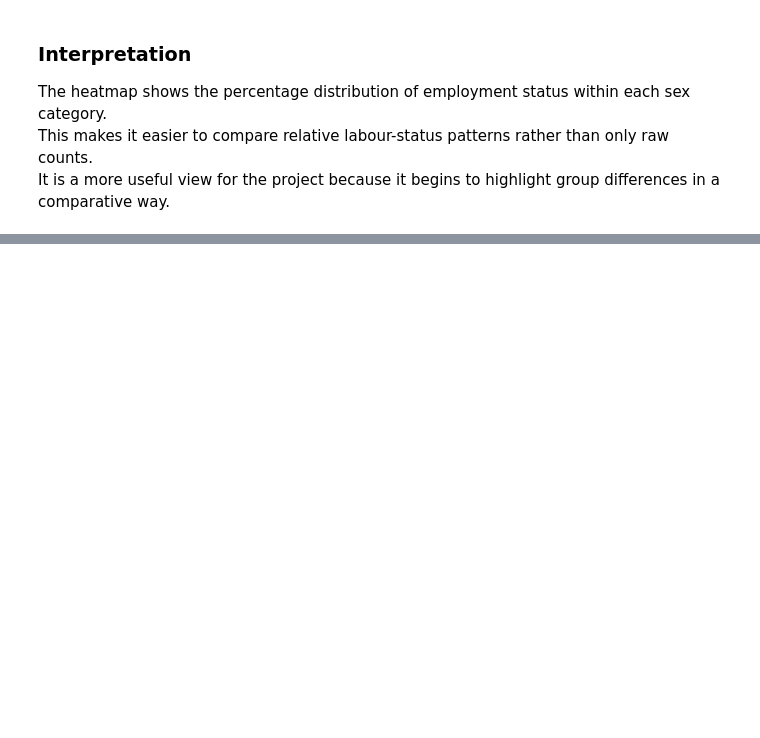
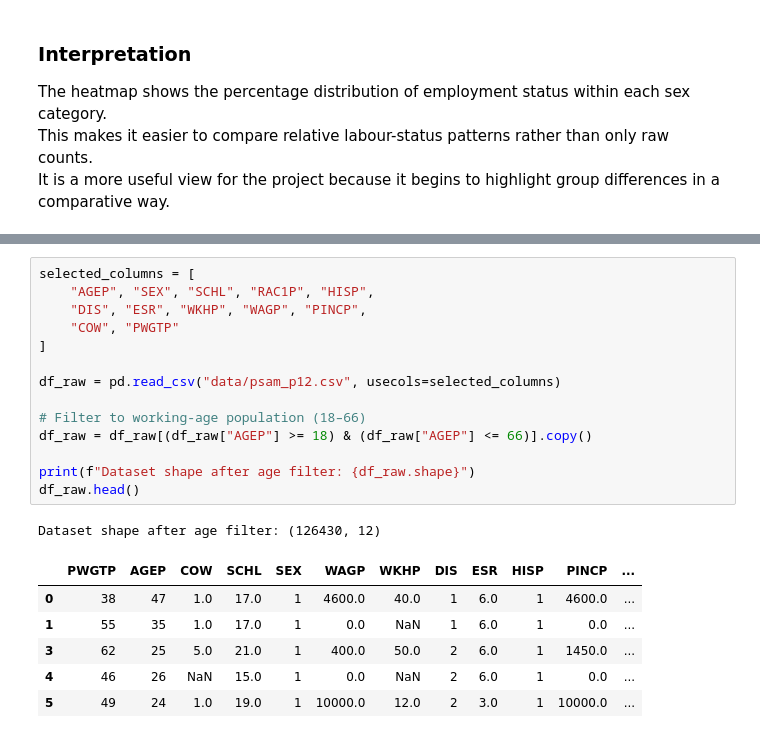
Before and after one commit to ClaraQuilapan/ca2-90-2022475, a Jupyter notebook: Untitled.ipynb, the cells around one changed output, grey strips where cells are left out. Cells and saved outputs as stored; diff of their text form; blank space fills up the shorter version.

Commit message:
Update Untitled.ipynb
Data loading for modelling

```diff
--- a/Untitled.ipynb
+++ b/Untitled.ipynb
@@ -385,0 +388,22 @@ print("Libraries loaded successfully.")
+# %%
+selected_columns = [
+    "AGEP", "SEX", "SCHL", "RAC1P", "HISP",
+    "DIS", "ESR", "WKHP", "WAGP", "PINCP",
+    "COW", "PWGTP"
+]
+
+df_raw = pd.read_csv("data/psam_p12.csv", usecols=selected_columns)
+
+# Filter to working-age population (18–66)
+df_raw = df_raw[(df_raw["AGEP"] >= 18) & (df_raw["AGEP"] <= 66)].copy()
+
+print(f"Dataset shape after age filter: {df_raw.shape}")
+df_raw.head()
+# %% [output]
+Dataset shape after age filter: (126430, 12)
+|  | PWGTP | AGEP | COW | SCHL | SEX | WAGP | WKHP | DIS | ESR | HISP | PINCP | ... |
+| 0 | 38 | 47 | 1.0 | 17.0 | 1 | 4600.0 | 40.0 | 1 | 6.0 | 1 | 4600.0 | ... |
+| 1 | 55 | 35 | 1.0 | 17.0 | 1 | 0.0 | NaN | 1 | 6.0 | 1 | 0.0 | ... |
+| 3 | 62 | 25 | 5.0 | 21.0 | 1 | 400.0 | 50.0 | 2 | 6.0 | 1 | 1450.0 | ... |
+| 4 | 46 | 26 | NaN | 15.0 | 1 | 0.0 | NaN | 2 | 6.0 | 1 | 0.0 | ... |
+| 5 | 49 | 24 | 1.0 | 19.0 | 1 | 10000.0 | 12.0 | 2 | 3.0 | 1 | 10000.0 | ... |
```
Also changed, not shown: parts of 1 cell of this notebook.
